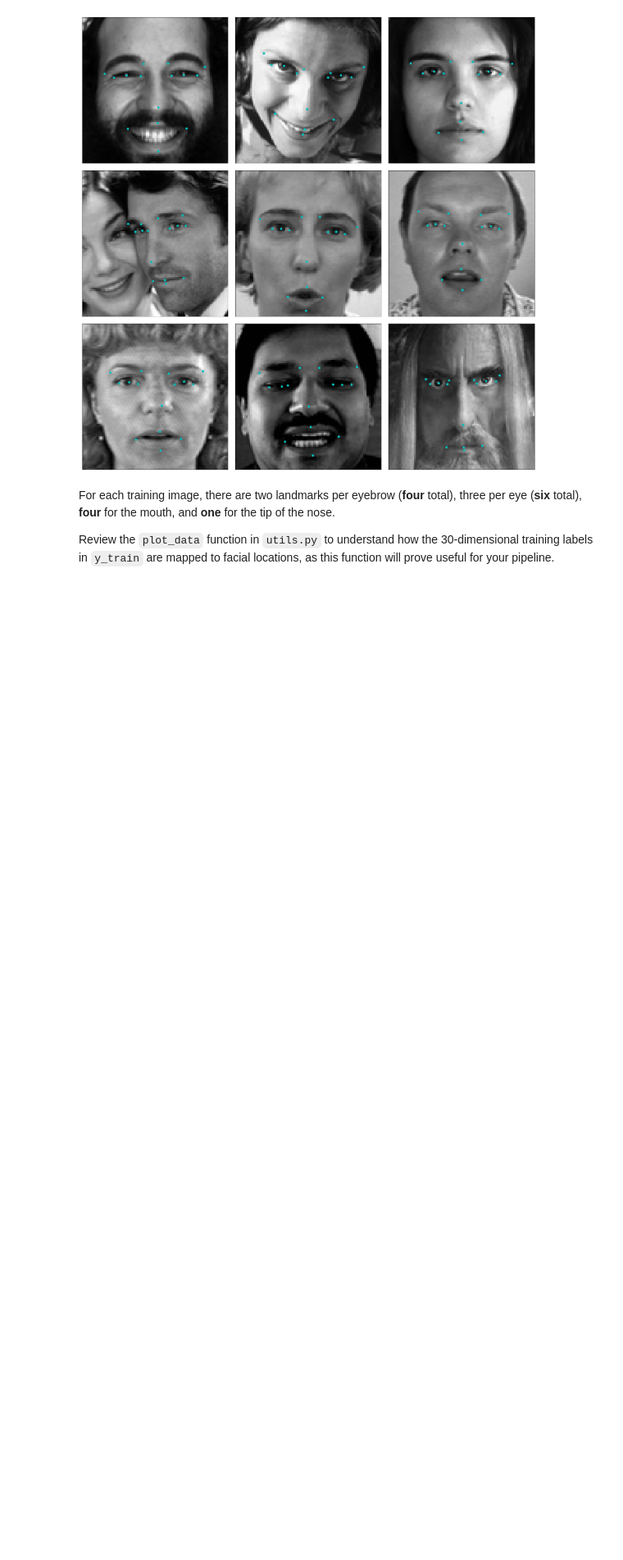
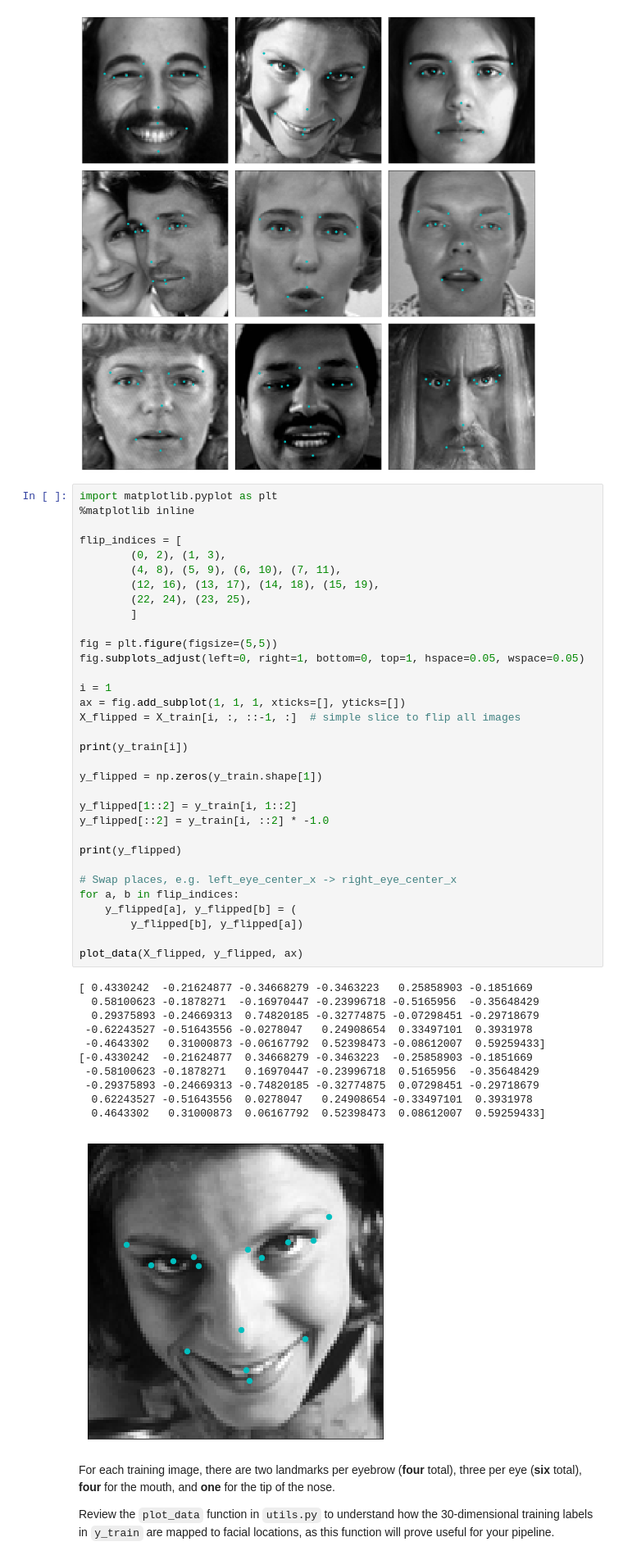
Before and after one commit to roman-v-l/AIND-CV-FacialKeypoints, a Jupyter notebook: CV_project.ipynb, the cells around one changed output. Shown at 82% size. Saved outputs shown, nothing was run; the diff lists cells and outputs as text; blank space fills up the shorter version.

```diff
--- a/CV_project.ipynb
+++ b/CV_project.ipynb
@@ -796,6 +786,51 @@ for i in range(9):
     plot_data(X_train[i], y_train[i], ax)
 # %% [output]
 [figure]
+# %%
+import matplotlib.pyplot as plt
+%matplotlib inline
+
+flip_indices = [
+        (0, 2), (1, 3),
+        (4, 8), (5, 9), (6, 10), (7, 11),
+        (12, 16), (13, 17), (14, 18), (15, 19),
+        (22, 24), (23, 25),
+        ]
+
+fig = plt.figure(figsize=(5,5))
+fig.subplots_adjust(left=0, right=1, bottom=0, top=1, hspace=0.05, wspace=0.05)
+
+i = 1
+ax = fig.add_subplot(1, 1, 1, xticks=[], yticks=[])
+X_flipped = X_train[i, :, ::-1, :]  # simple slice to flip all images
+
+print(y_train[i])
+
+y_flipped = np.zeros(y_train.shape[1])
+
+y_flipped[1::2] = y_train[i, 1::2]
+y_flipped[::2] = y_train[i, ::2] * -1.0
+
+print(y_flipped)
+
+# Swap places, e.g. left_eye_center_x -> right_eye_center_x
+for a, b in flip_indices:
+    y_flipped[a], y_flipped[b] = (
+        y_flipped[b], y_flipped[a])
+
+plot_data(X_flipped, y_flipped, ax)
+# %% [output]
+[ 0.4330242  -0.21624877 -0.34668279 -0.3463223   0.25858903 -0.1851669
+  0.58100623 -0.1878271  -0.16970447 -0.23996718 -0.5165956  -0.35648429
+  0.29375893 -0.24669313  0.74820185 -0.32774875 -0.07298451 -0.29718679
+ -0.62243527 -0.51643556 -0.0278047   0.24908654  0.33497101  0.3931978
+ -0.4643302   0.31000873 -0.06167792  0.52398473 -0.08612007  0.59259433]
+[-0.4330242  -0.21624877  0.34668279 -0.3463223  -0.25858903 -0.1851669
+ -0.58100623 -0.1878271   0.16970447 -0.23996718  0.5165956  -0.35648429
+ -0.29375893 -0.24669313 -0.74820185 -0.32774875  0.07298451 -0.29718679
+  0.62243527 -0.51643556  0.0278047   0.24908654 -0.33497101  0.3931978
+  0.4643302   0.31000873  0.06167792  0.52398473  0.08612007  0.59259433]
+[figure, added]
 # %% [markdown]
 For each training image, there are two landmarks per eyebrow (**four** total), three per eye (**six** total), **four** for the mouth, and **one** for the tip of the nose.
 
```
Also changed, not shown: parts of 26 cells of this notebook.
